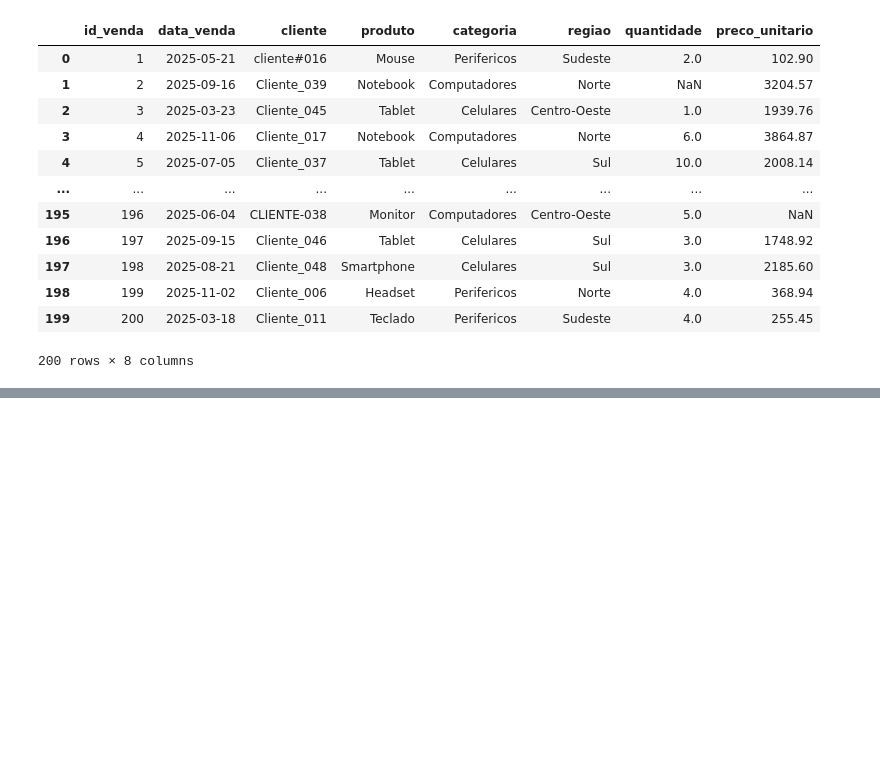
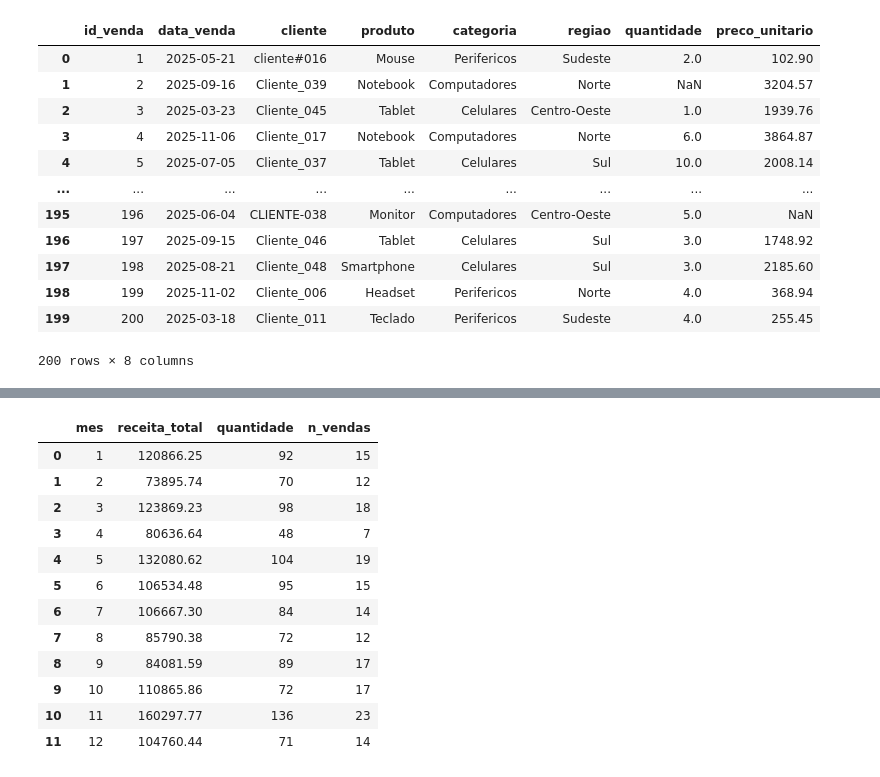
Before and after one commit to gniederle/mini-projeto-salesinsight-py, a Jupyter notebook: salesinsight.ipynb, the cells around one changed output, grey strips where cells are left out. Drawn from its saved outputs; the diff is of its cells as text; code cells hidden in the pictures; blank space fills up the shorter version.

Commit message:
RF05 – Calcular Métricas Agregadas com groupby

```diff
--- a/salesinsight.ipynb
+++ b/salesinsight.ipynb
@@ -226 +228,72 @@ revenue_and_date_columns(cleaned_df)
 183 rows × 15 columns
+# %%
+#RF05 – Calcular Métricas Agregadas com groupby
+
+def get_revenue_by_month(df: pd.DataFrame):
+    """
+    Soma receita e quantidade vendida
+    e conta quantas vendas aconteceram
+    """
+    return (
+        df.groupby("mes")
+        .agg(
+            receita_total=("receita_total", "sum"),
+            quantidade=("quantidade", "sum"),
+            n_vendas=("id_venda", "count")
+        )
+        .reset_index()
+        .sort_values("mes")
+    )
+
+def get_top_products_by_revenue(df: pd.DataFrame):
+    return (
+        df.groupby("produto")["receita_total"]
+            .sum()
+            .sort_values(ascending=False)
+            .head(5)
+            .reset_index()
+    )
+
+def get_revenue_by_category(df: pd.DataFrame):
+    return (
+        df.groupby("categoria")["receita_total"]
+            .sum()
+            .sort_values(ascending=False)
+            .reset_index()
+    )
+
+def get_revenue_and_mean_ticket(df: pd.DataFrame):
+    return (
+        df.groupby("regiao")
+            .agg(
+                receita_total=("receita_total", "sum"),
+                ticket_medio=("receita_total", "mean")
+            )
+            .reset_index()
+    )
+
+
+def get_metrics(df: pd.DataFrame):
+    metricas = {}
+
+    metricas["por_mes"] = get_revenue_by_month(df)
+    metricas["top_produtos"] = get_top_products_by_revenue(df)
+    metricas["por_categoria"] = get_revenue_by_category(df)
+    metricas["por_regiao"] = get_revenue_and_mean_ticket(df)
+
+    return metricas
+
+metrics = get_metrics(cleaned_df)
+
+print("\n=== POR MES ===")
+display(metrics["por_mes"])
+
+print("\n=== TOP PRODUTOS ===")
+display(metrics["top_produtos"])
+
+print("\n=== POR CATEGORIA ===")
+display(metrics["por_categoria"])
+
+print("\n=== POR REGIAO ===")
+display(metrics["por_regiao"])
+# %% [output]
@@ -226,0 +301,13 @@ revenue_and_date_columns(cleaned_df)
+|  | mes | receita_total | quantidade | n_vendas |
+| 0 | 1 | 120866.25 | 92 | 15 |
+| 1 | 2 | 73895.74 | 70 | 12 |
+| 2 | 3 | 123869.23 | 98 | 18 |
+| 3 | 4 | 80636.64 | 48 | 7 |
+| 4 | 5 | 132080.62 | 104 | 19 |
+| 5 | 6 | 106534.48 | 95 | 15 |
+| 6 | 7 | 106667.30 | 84 | 14 |
+| 7 | 8 | 85790.38 | 72 | 12 |
+| 8 | 9 | 84081.59 | 89 | 17 |
+| 9 | 10 | 110865.86 | 72 | 17 |
+| 10 | 11 | 160297.77 | 136 | 23 |
+| 11 | 12 | 104760.44 | 71 | 14 |
```
Also changed, not shown: parts of 3 cells of this notebook.
